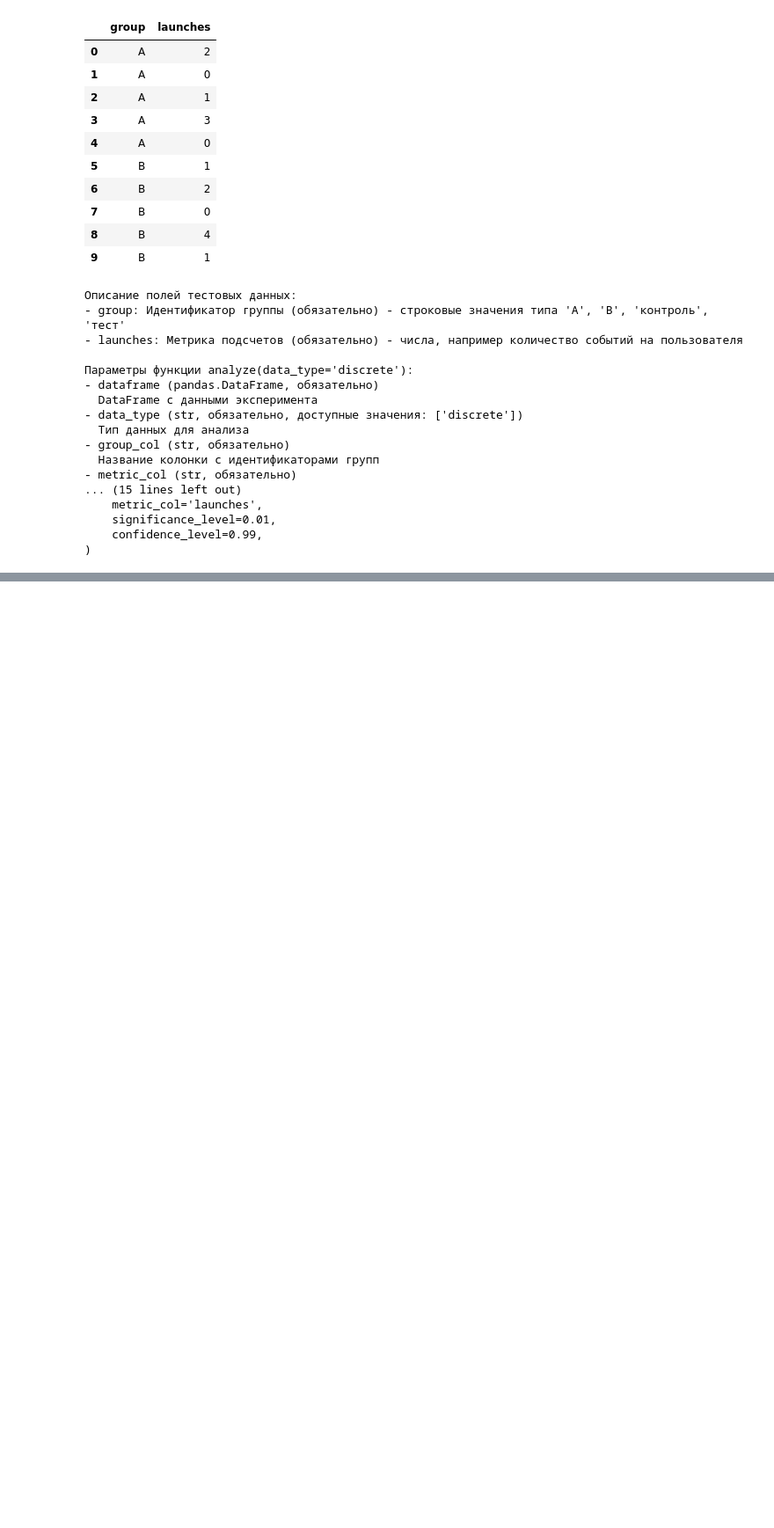
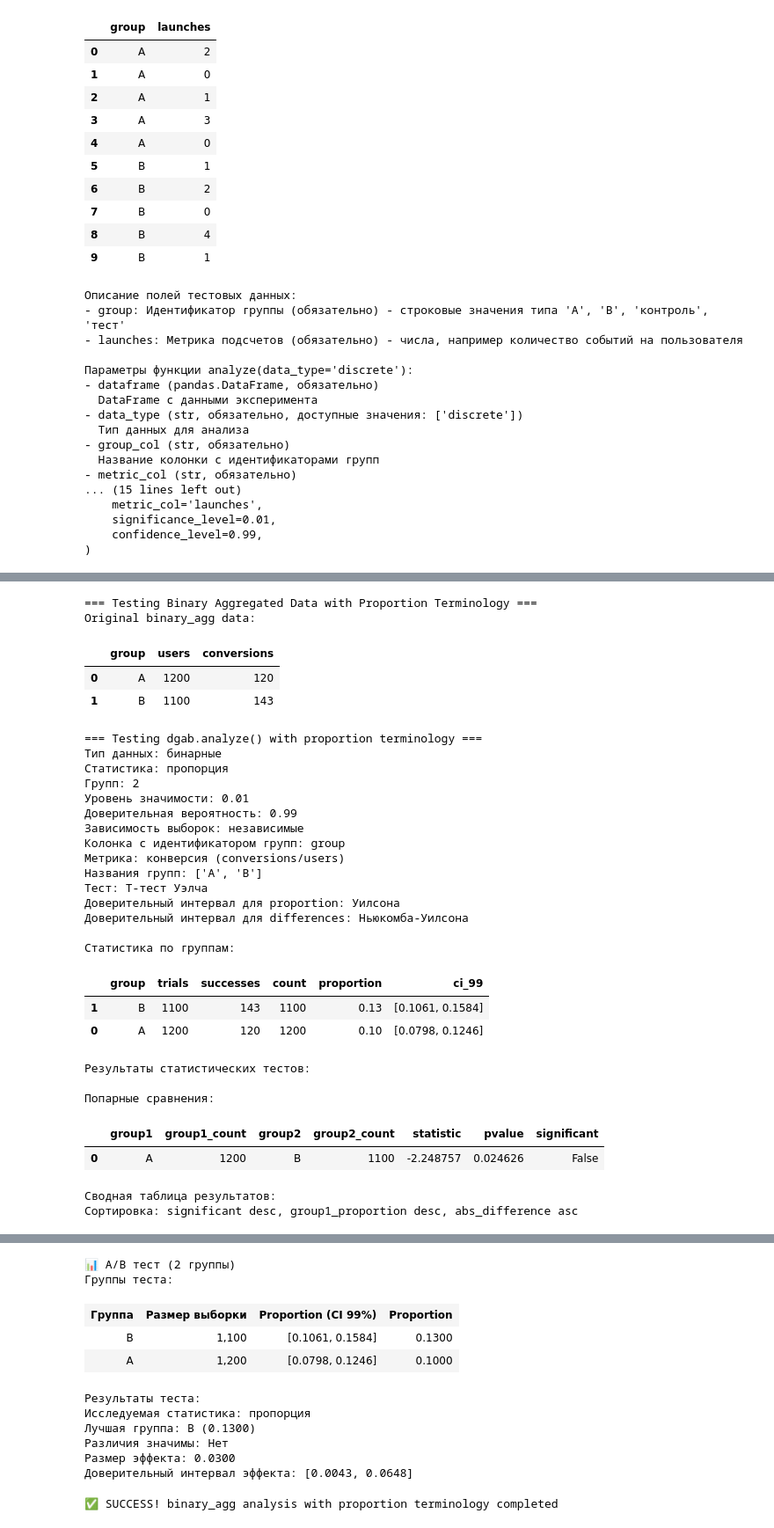
Before and after one commit to Dnepro51/dgab, a Jupyter notebook: flow.ipynb, the cells around one changed output, grey strips where cells are left out. Shown at 88% size. Saved outputs shown, nothing was run; the diff lists cells and outputs as text; code cells hidden in the pictures; blank space fills up the shorter version.

```diff
--- a/flow.ipynb
+++ b/flow.ipynb
@@ -141,29 +258,56 @@ result = dgab.analyze(
 # %%
-# Test binary_agg end-to-end integration
-print("=== Testing Binary Aggregated Data Integration ===")
+# Test binary_agg with proportion terminology
+print("=== Testing Binary Aggregated Data with Proportion Terminology ===")
 
-# Test with 2 groups first
 print("Original binary_agg data:")
 display(binary_2)
 
 try:
-    print("\n=== Attempting dgab.analyze() with binary_agg ===")
+    print("\n=== Testing dgab.analyze() with proportion terminology ===")
     result = dgab.analyze(
         dataframe=binary_2,
         data_type='binary_agg',
         group_col='group',
-        metric_col=None,  # Not used for binary_agg
         metric_config={
             'trials_col_name': 'users',
             'successes_col_name': 'conversions'
-        },
-        significance_level=0.01,
-        confidence_level=0.95
+        }
     )
-    print("✅ SUCCESS! binary_agg analysis completed")
+    print("✅ SUCCESS! binary_agg analysis with proportion terminology completed")
 
 except Exception as e:
     print(f"❌ ERROR: {e}")
     print(f"Error type: {type(e).__name__}")
     import traceback
     traceback.print_exc()
+# %% [output]
+=== Testing Binary Aggregated Data with Proportion Terminology ===
+Original binary_agg data:
+|  | group | users | conversions |
+| 0 | A | 1200 | 120 |
+| 1 | B | 1100 | 143 |
+=== Testing dgab.analyze() with proportion terminology ===
+Тип данных: бинарные
+Статистика: пропорция
+Групп: 2
+Уровень значимости: 0.01
+Доверительная вероятность: 0.99
+Зависимость выборок: независимые
+Колонка с идентификатором групп: group
+Метрика: конверсия (conversions/users)
+Названия групп: ['A', 'B']
+Тест: T-тест Уэлча
+Доверительный интервал для proportion: Уилсона
+Доверительный интервал для differences: Ньюкомба-Уилсона
+
+Статистика по группам:
+|  | group | trials | successes | count | proportion | ci_99 |
+| 1 | B | 1100 | 143 | 1100 | 0.13 | [0.1061, 0.1584] |
+| 0 | A | 1200 | 120 | 1200 | 0.10 | [0.0798, 0.1246] |
+Результаты статистических тестов:
+
+Попарные сравнения:
+|  | group1 | group1_count | group2 | group2_count | statistic | pvalue | significant |
+| 0 | A | 1200 | B | 1100 | -2.248757 | 0.024626 | False |
+Сводная таблица результатов:
+Сортировка: significant desc, group1_proportion desc, abs_difference asc
@@ -169,0 +316,12 @@ except Exception as e:
+📊 A/B тест (2 группы)
+Группы теста:
+| Группа | Размер выборки | Proportion (CI 99%) | Proportion |
+| B | 1,100 | [0.1061, 0.1584] | 0.1300 |
+| A | 1,200 | [0.0798, 0.1246] | 0.1000 |
+Результаты теста:
+Исследуемая статистика: пропорция
+Лучшая группа: B (0.1300)
+Различия значимы: Нет
+Размер эффекта: 0.0300
+Доверительный интервал эффекта: [0.0043, 0.0648]
+✅ SUCCESS! binary_agg analysis with proportion terminology completed
```
Also changed, not shown: parts of 5 cells of this notebook, 4 other files.
